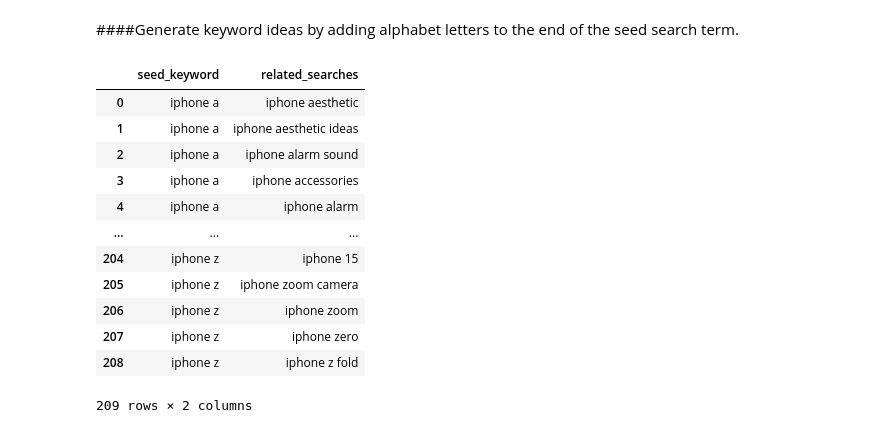
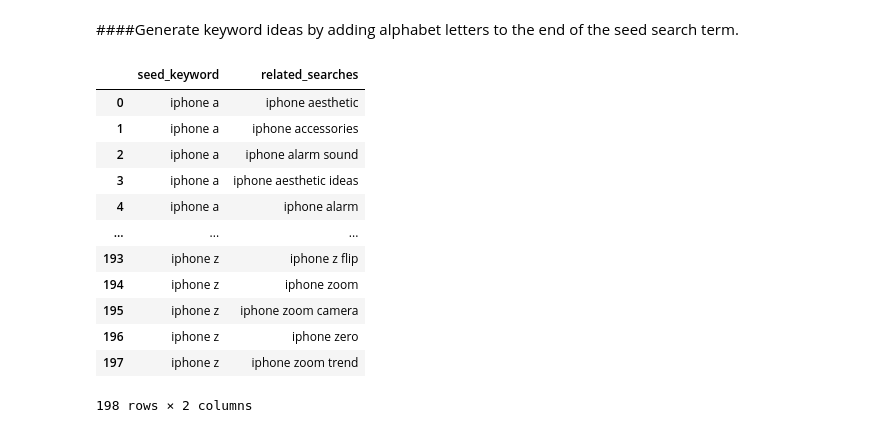
Before and after one commit to semicolondigital/Tiktok-Search-Autosuggest-API-Parser, a Jupyter notebook: TikTokKeywordsIdeas.ipynb, the cells around one changed output. Saved outputs shown, nothing was run; the diff lists cells and outputs as text; code cells hidden in the pictures.

```diff
--- a/TikTokKeywordsIdeas.ipynb
+++ b/TikTokKeywordsIdeas.ipynb
@@ -99,35 +102,36 @@ files.download(exportname)
 # %%
 source_kws = []
 final_kws = []
 d = dict.fromkeys(string.ascii_lowercase, 0)
 for abc in tqdm(d, desc='Extracting alphabetic related keywords'):
   kwdseed = seedkwd + " " + abc
   for iabc in getkwds(kwdseed, region, language).json()['sug_list']:
-    source_kws.append(kwdseed)
-    final_kws.append(iabc['content'])
+    if iabc['content'] not in final_kws:
+      source_kws.append(kwdseed)
+      final_kws.append(iabc['content'])
 
 dfalpha = pd.DataFrame(None)
 dfalpha['seed_keyword'] = source_kws
 dfalpha['related_searches'] = final_kws
 
 dfalpha = dfalpha.explode('related_searches').reset_index(drop=True)
 dfalpha = dfalpha.drop_duplicates().reset_index(drop=True)
 
 dfalpha
 # %% [output]
 |  | seed_keyword | related_searches |
 | 0 | iphone a | iphone aesthetic |
-| 1 | iphone a | iphone aesthetic ideas |
+| 1 | iphone a | iphone accessories |
 | 2 | iphone a | iphone alarm sound |
-| 3 | iphone a | iphone accessories |
+| 3 | iphone a | iphone aesthetic ideas |
 | 4 | iphone a | iphone alarm |
 | ... | ... | ... |
-| 204 | iphone z | iphone 15 |
-| 205 | iphone z | iphone zoom camera |
-| 206 | iphone z | iphone zoom |
-| 207 | iphone z | iphone zero |
-| 208 | iphone z | iphone z fold |
+| 193 | iphone z | iphone z flip |
+| 194 | iphone z | iphone zoom |
+| 195 | iphone z | iphone zoom camera |
+| 196 | iphone z | iphone zero |
+| 197 | iphone z | iphone zoom trend |
-209 rows × 2 columns
+198 rows × 2 columns
 # %%
 exportname = seedkwd + "-tiktok-alphabet-related-kwd.csv"
 dfalpha.to_csv(exportname, encoding = 'utf-8')
```
Also changed, not shown: parts of 2 cells of this notebook.
